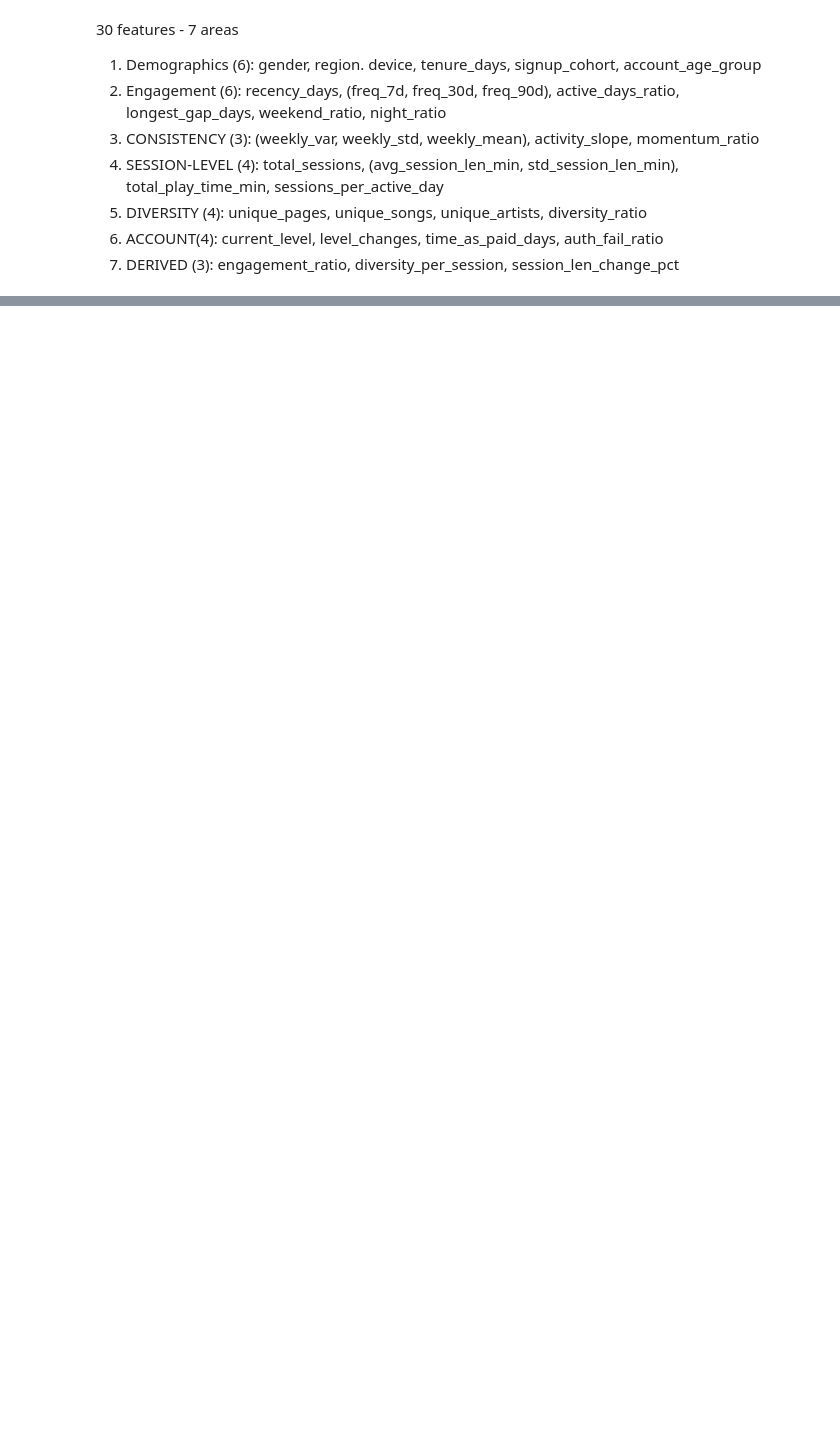
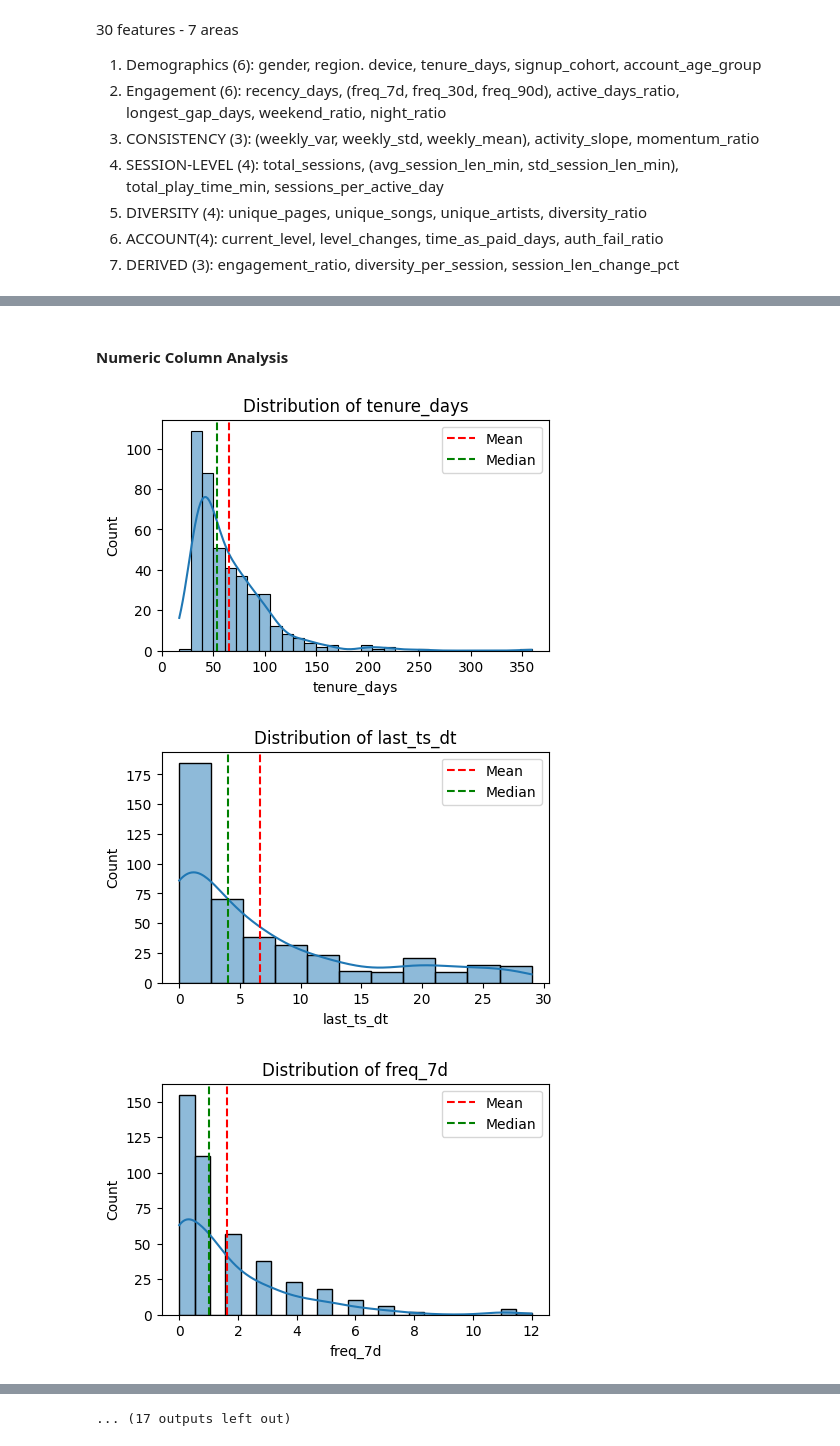
Before and after one commit to ReemNawaf/customer_churn, a Jupyter notebook: notebooks/experiements.ipynb, the cells around one changed output, grey strips where cells are left out. Drawn from its saved outputs; the diff is of its cells as text; code cells hidden in the pictures; blank space fills up the shorter version.

Commit message:
more data exploration & EDA

```diff
--- a/notebooks/experiements.ipynb
+++ b/notebooks/experiements.ipynb
@@ -65,13 +89,13 @@ df.head()
 # %%
 CUTT_OFF_DATE = "2018-10-31"
 # %%
-import pandas as pd
-
 processed_path = f"{Path().resolve().parent}/{cfg['data']['processed_path']}"
 labeled_path = f"{Path().resolve().parent}/{cfg['data']['labeled_path']}"
+features_path = f"{Path().resolve().parent}/{cfg['data']['features_path']}"
 
 processed = pd.read_parquet(processed_path)
 labeled = pd.read_parquet(labeled_path)
+features = pd.read_parquet(features_path)
 # %% [markdown]
 ### A. Demographics & static info
 # %% [markdown]
@@ -490,0 +555,12 @@ cust_df = (
+# %%
+ignored_columns = ['sessionId', 'ts', 'userId', 'ts_dt', 'registration', 'registration_dt', 'userAgent', 'firstName', 'lastName', 'location', 'itemInSession'
+    'city', 'region', 'country', 'city', 'song', 'artist']
+important_columns = [x for x in features.columns if x not in ignored_columns]
+
+numeric_colmns = features.select_dtypes(include='number').columns.tolist()
+categorical_colmns = [x for x in features.columns if x not in numeric_colmns]
+# %%
+for col in features.columns:
+    if col not in ignored_columns:
+        print(col, features[col].unique())
+        print('---'*40)
@@ -490,0 +600,24 @@ cust_df = (
+# %% [markdown]
+#### Numeric Column Analysis
+# %%
+def plot_histogram(df, col):
+    plt.figure(figsize=(5, 3))
+    sns.histplot(df[col], kde=True)
+    plt.title(f"Distribution of {col}")
+
+    col_mean = df[col].mean()
+    col_median = df[col].median()
+
+    plt.axvline(col_mean, color="red", linestyle="--", label="Mean")
+    plt.axvline(col_median, color="green", linestyle="--", label="Median")
+
+    plt.legend()
+    plt.show()
+# %%
+for col in features.columns:
+    if col not in ignored_columns and col in numeric_colmns:
+        plot_histogram(features, col)
+# %% [output]
+[figure, added]
+[figure, added]
+[figure, added]
@@ -490,0 +633 @@ cust_df = (
+... (17 outputs left out)
```
Also changed, not shown: parts of 22 cells of this notebook, 5 other files.
